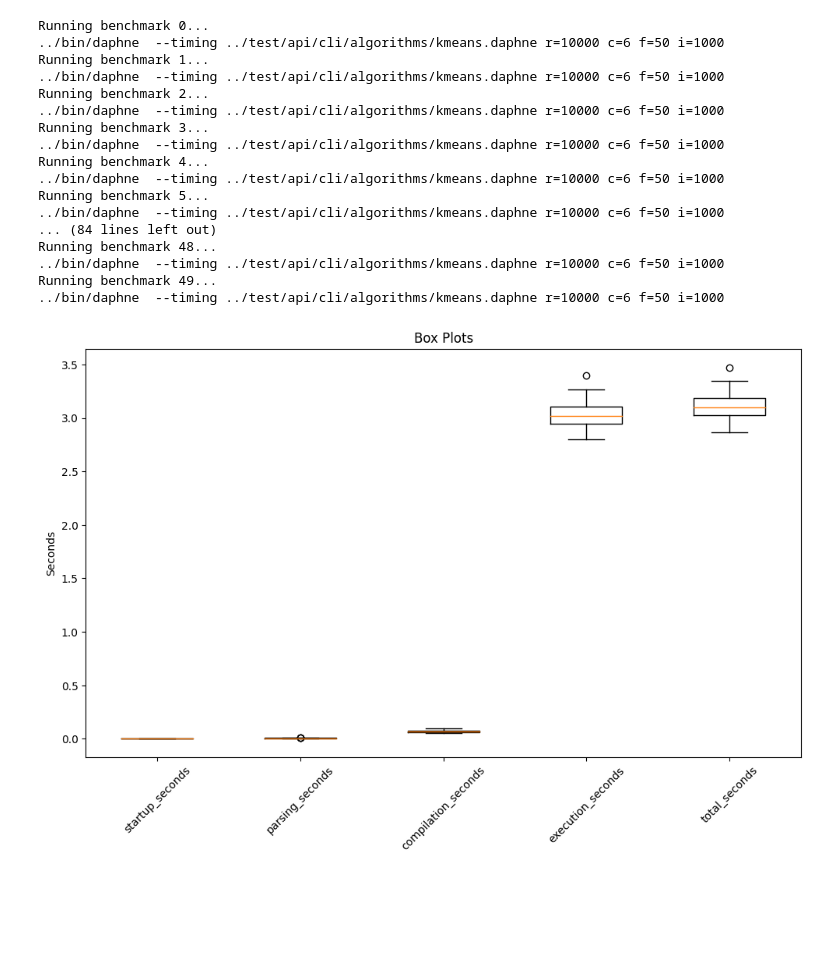
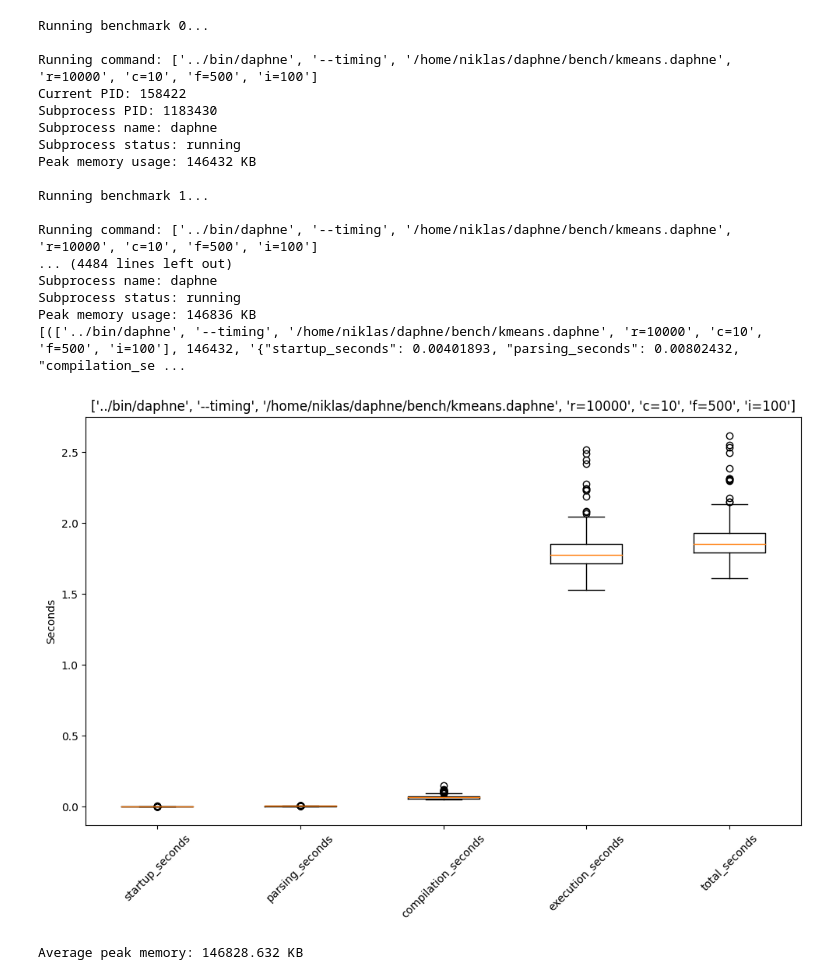
Before and after one commit to sweetpellegrino/daphne, a Jupyter notebook: bench/bench.ipynb, the cells around one changed output. Saved outputs shown, nothing was run; the diff lists cells and outputs as text; code cells hidden in the pictures; blank space fills up the shorter version.

```diff
--- a/bench/bench.ipynb
+++ b/bench/bench.ipynb
@@ -3,23 +3,12 @@ import subprocess
 import matplotlib.pyplot as plt
 import numpy as np
 import json
+import psutil
+import time
+import os
 
 app_path = "../bin/daphne"
 #args = "../test.daph"
-args = "../test/api/cli/algorithms/kmeans.daphne r=10000 c=6 f=50 i=1000"
+args = "./kmeans.daphne r=10000 c=10 f=500 i=100"
+args = os.path.abspath(args)
 update_in_place = False
-# %%
-def run_command(update_in_place, args):
-
-    command = "../bin/daphne " + ("--update-in-place" if update_in_place else "") + " --timing " + args
-    print(command)
-
-    process = subprocess.run(command, shell=True, text=True, stdout=subprocess.PIPE, stderr=subprocess.PIPE)
-    return process.stderr.splitlines()[-1]
-
-def run_benchmarks(update_in_place, args, n):
-    results = []
-    for i in range(n):
-        print("Running benchmark " + str(i) + "...")
-        results.append(run_command(update_in_place, args))
-    return results
@@ -26,36 +64,43 @@ def run_benchmarks(update_in_place, args, n):
 # %%
-n_benchmarks = 50
+n_benchmarks = 500
 _results = run_benchmarks(update_in_place=False, args=args, n=n_benchmarks)
-results = [json.loads(json_str) for json_str in _results]
+
+title = _results[0][0]
+peak_mem = [result[1] for result in _results]
+
+results = [json.loads(json_str[2]) for json_str in _results]
 
 values_list = [[data[value_name] for data in results] for value_name in results[0].keys()]
 plt.figure(figsize=(10, 6))
 
 plt.boxplot(values_list, labels=results[0].keys())
-plt.title('Box Plots')
+plt.title(title)
 plt.ylabel('Seconds')
 
 # Adjust layout
 plt.tight_layout()
 plt.xticks(rotation=45)
 plt.show()
+
+print("Average peak memory:", np.mean(peak_mem), "KB")
 # %% [output]
 Running benchmark 0...
-../bin/daphne  --timing ../test/api/cli/algorithms/kmeans.daphne r=10000 c=6 f=50 i=1000
+
+Running command: ['../bin/daphne', '--timing', '/home/niklas/daphne/bench/kmeans.daphne', 'r=10000', 'c=10', 'f=500', 'i=100']
+Current PID: 158422
+Subprocess PID: 1183430
+Subprocess name: daphne
+Subprocess status: running
+Peak memory usage: 146432 KB
+
 Running benchmark 1...
-../bin/daphne  --timing ../test/api/cli/algorithms/kmeans.daphne r=10000 c=6 f=50 i=1000
-Running benchmark 2...
-../bin/daphne  --timing ../test/api/cli/algorithms/kmeans.daphne r=10000 c=6 f=50 i=1000
-Running benchmark 3...
-../bin/daphne  --timing ../test/api/cli/algorithms/kmeans.daphne r=10000 c=6 f=50 i=1000
-Running benchmark 4...
-../bin/daphne  --timing ../test/api/cli/algorithms/kmeans.daphne r=10000 c=6 f=50 i=1000
-Running benchmark 5...
-../bin/daphne  --timing ../test/api/cli/algorithms/kmeans.daphne r=10000 c=6 f=50 i=1000
-... (84 lines left out)
-Running benchmark 48...
-../bin/daphne  --timing ../test/api/cli/algorithms/kmeans.daphne r=10000 c=6 f=50 i=1000
-Running benchmark 49...
-../bin/daphne  --timing ../test/api/cli/algorithms/kmeans.daphne r=10000 c=6 f=50 i=1000
+
+Running command: ['../bin/daphne', '--timing', '/home/niklas/daphne/bench/kmeans.daphne', 'r=10000', 'c=10', 'f=500', 'i=100']
+... (4484 lines left out)
+Subprocess name: daphne
+Subprocess status: running
+Peak memory usage: 146836 KB
+[(['../bin/daphne', '--timing', '/home/niklas/daphne/bench/kmeans.daphne', 'r=10000', 'c=10', 'f=500', 'i=100'], 146432, '{"startup_seconds": 0.00401893, "parsing_seconds": 0.00802432, "compilation_se ...
-[figure, old version]
+[figure, new version]
+Average peak memory: 146828.632 KB
 # %%
```
Also changed, not shown: parts of 2 cells of this notebook, 19 other files.
